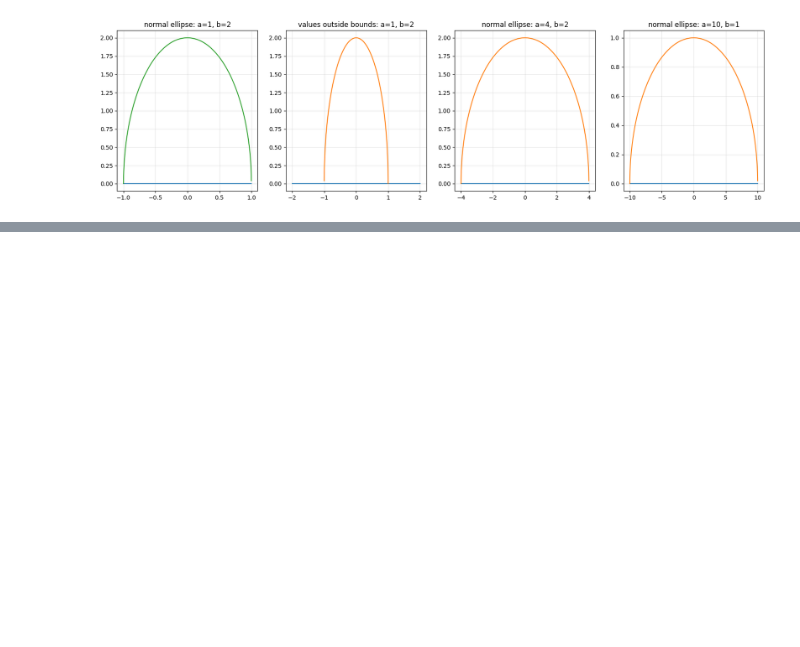
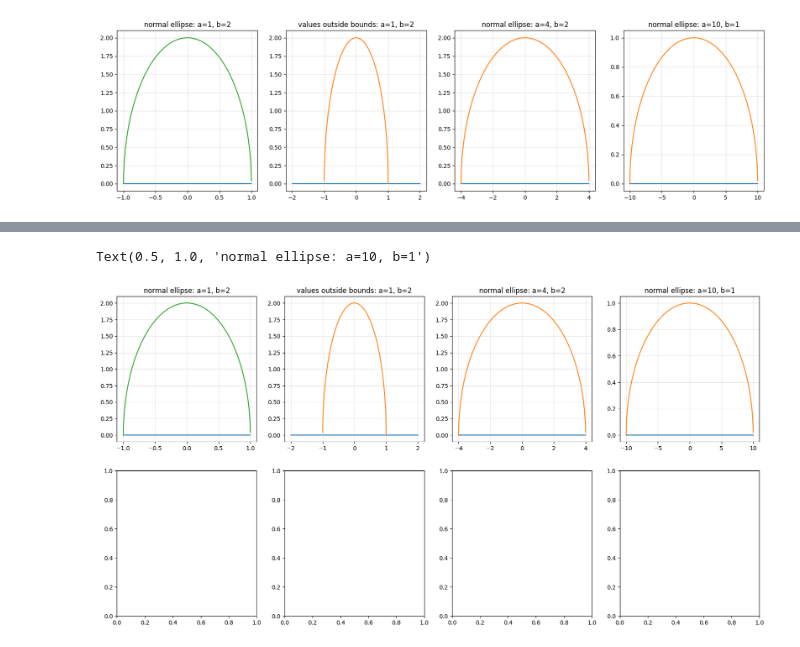
Before and after one commit to Noah-Everett/DSPD-Lens-Sim, a Jupyter notebook: DSPD_Lens_Sim.ipynb, the cells around one changed output, grey strips where cells are left out. Drawn from its saved outputs; the diff is of its cells as text; code cells hidden in the pictures; blank space fills up the shorter version.

```diff
--- a/DSPD_Lens_Sim.ipynb
+++ b/DSPD_Lens_Sim.ipynb
@@ -160,0 +234,60 @@ Text(0.5, 1.0, 'normal ellipse: a=10, b=1')
+# %%
+fig, axs = plt.subplots(nrows=2, ncols=4, figsize=(20, 10))
+
+# normal ellipse
+a = 1
+b = 2
+lens = lens_ellipse_circular( a, b )
+r = np.arange(-a, a, 2*a/10000)
+z = np.arange(0,b,200)
+axs[0,0].plot(r, np.zeros_like(r))
+axs[0,0].plot(np.zeros_like(z), z )
+axs[0,0].plot(r, lens.equation_2d(r))
+axs[0,0].grid(which='major', linewidth=0.5, alpha=0.5)
+axs[0,0].set_title('normal ellipse: a='+str(a)+', b='+str(b))
+
+# Giving values outside ellipse
+a = 1
+b = 2
+lens = lens_ellipse_circular( a, b )
+r = np.arange(-2*a, 2*a, 2*a/10000)
+axs[0,1].plot(r, np.zeros_like(r))
+axs[0,1].plot(r, lens.equation_2d(r))
+axs[0,1].grid(which='major', linewidth=0.5, alpha=0.5)
+axs[0,1].set_title('values outside bounds: a='+str(a)+', b='+str(b))
+
+# normal ellipse
+a = 4
+b = 2
+lens = lens_ellipse_circular( a, b )
+r = np.arange(-a, a, 2*a/10000)
+axs[0,2].plot(r, np.zeros_like(r))
+axs[0,2].plot(r, lens.equation_2d(r))
+axs[0,2].grid(which='major', linewidth=0.5, alpha=0.5)
+axs[0,2].set_title('normal ellipse: a='+str(a)+', b='+str(b))
+
+# normal ellipse
+a = 10
+b = 1
+lens = lens_ellipse_circular( a, b )
+r = np.arange(-a, a, 2*a/10000)
+axs[0,3].plot(r, np.zeros_like(r))
+axs[0,3].plot(r, lens.equation_2d(r))
+axs[0,3].grid(which='major', linewidth=0.5, alpha=0.5)
+axs[0,3].set_title('normal ellipse: a='+str(a)+', b='+str(b))
+
+# # normal ellipse - 3D
+# a = 10
+# b = 1
+# lens = lens_ellipse_circular( a, b )
+# x = np.arange(-a, a, 2*a/10)
+# y = np.arange(-a, a, 2*a/10)
+# z = np.zeros_like(r)
+# for x_cur, y_cur, i in zip(x, y, range(len(x))):
+#   if lens.equation_3d( x_cur, y_cur ) > 0: z[ i ] = lens.equation_3d( x_cur, y_cur )
+#   else:                                    z[ i ] = 0
+# axs[1,0] = fig.add_subplot(2, 1, 2, projection='3d')
+# axs[1,0].plot_surface(x,y,z)
+# %% [output]
+Text(0.5, 1.0, 'normal ellipse: a=10, b=1')
+[figure, added]
```
Also changed, not shown: parts of 3 cells of this notebook.
